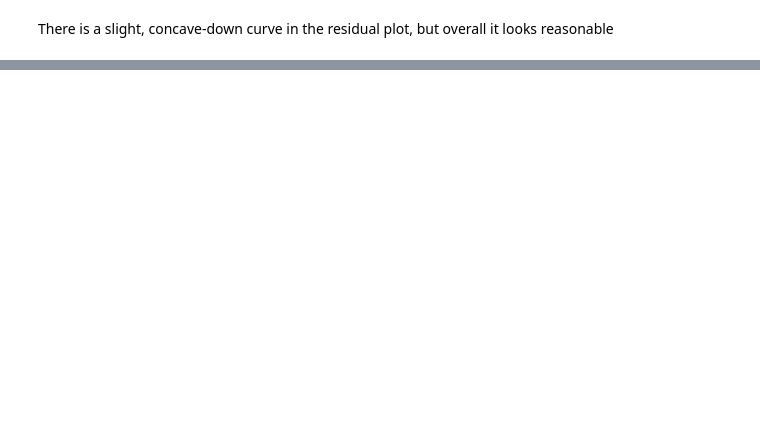
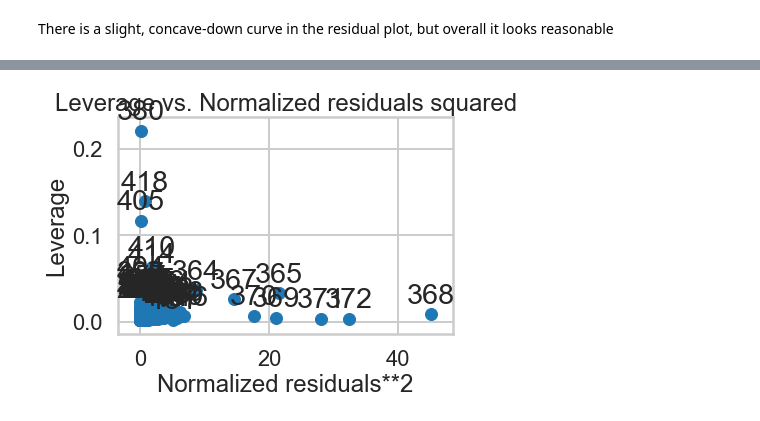
Before and after one commit to coopercunliffe/Springboard, a Jupyter notebook: linear_regression/Mini_Project_Linear_Regression.ipynb, the cells around one changed output, grey strips where cells are left out. Cells and saved outputs as stored; diff of their text form; code cells hidden in the pictures; blank space fills up the shorter version.

```diff
--- a/linear_regression/Mini_Project_Linear_Regression.ipynb
+++ b/linear_regression/Mini_Project_Linear_Regression.ipynb
@@ -913,0 +923,6 @@ A relatively straight line can be seen in the qq plot so we can assume they come
+# %%
+from statsmodels.graphics.regressionplots import *
+plot_leverage_resid2(m)
+plt.show()
+# %% [output]
+[figure, added]
```
Also changed, not shown: parts of 17 cells of this notebook, 1 other file.
